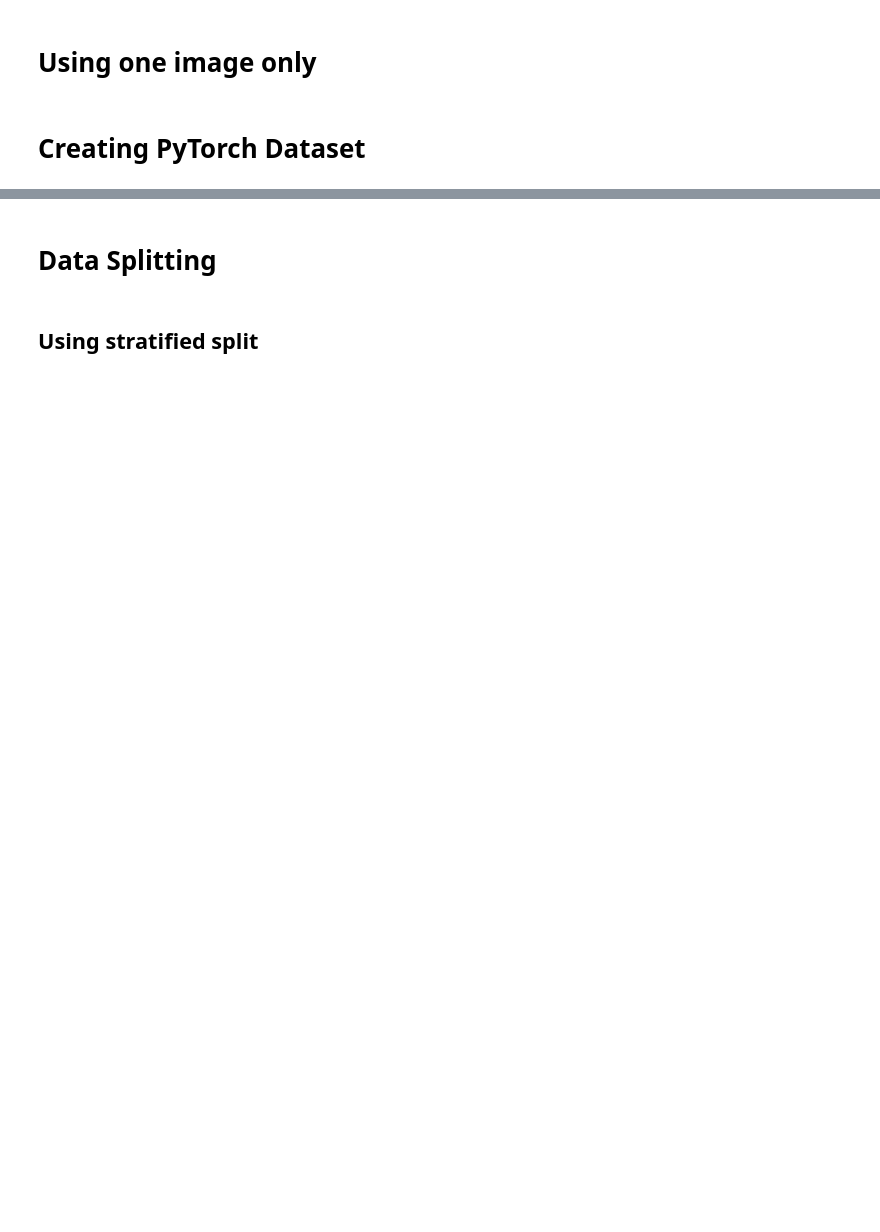
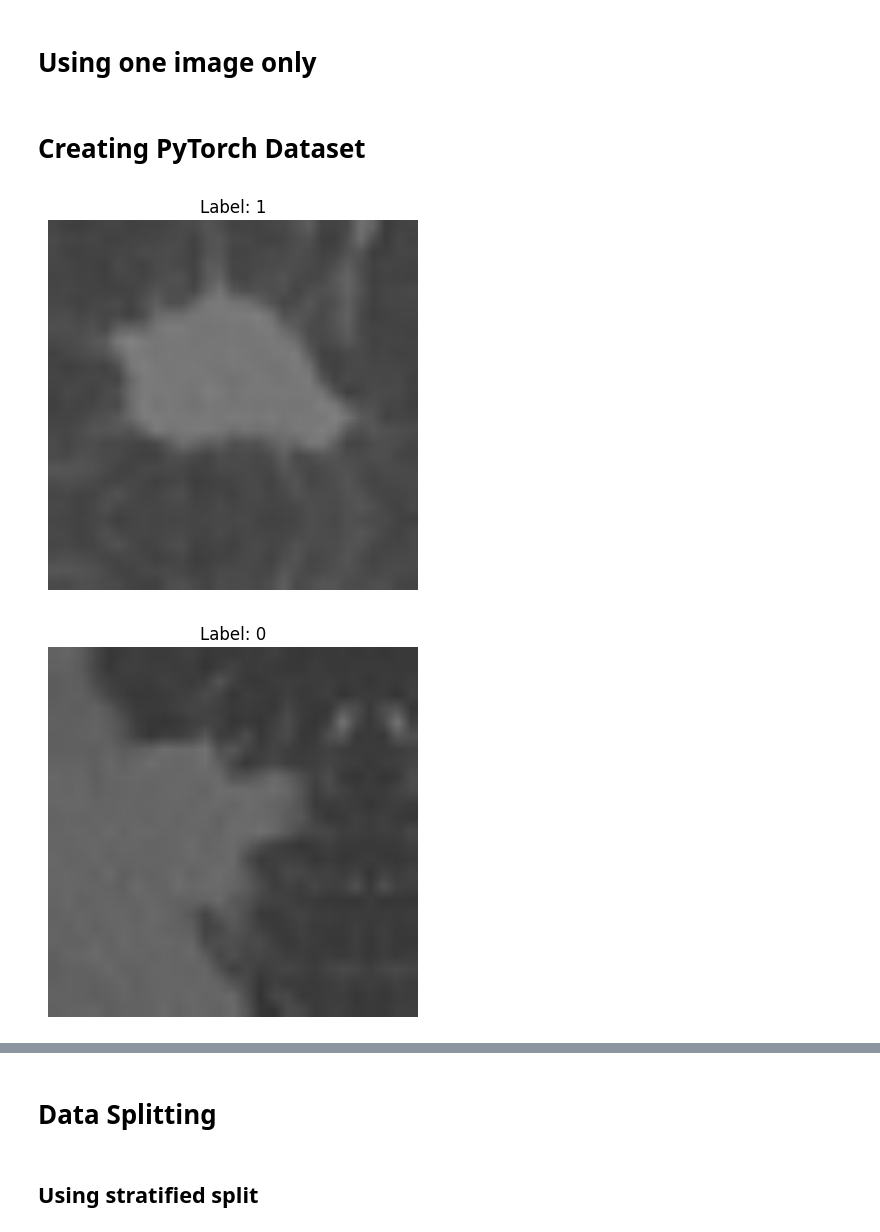
Before and after one commit to vbabua/Tumor-Classifier-Using-CNN, a Jupyter notebook: Tumor_Mutational_Status.ipynb, the cells around one changed output, grey strips where cells are left out. Drawn from its saved outputs; the diff is of its cells as text; code cells hidden in the pictures; blank space fills up the shorter version.

```diff
--- a/Tumor_Mutational_Status.ipynb
+++ b/Tumor_Mutational_Status.ipynb
@@ -252,16 +265,19 @@ class TumorDataset(torch.utils.data.Dataset):
 # %%
 # Adjust transform (remove normalization)
 transform = transforms.Compose([
     transforms.Resize((128, 128)),
     transforms.ToTensor()
 ])
 
 dataset = TumorDataset(image_data_path, labels_df, transform=transform)
-
+num_samples_to_display = 5
 # Visualize without denormalization
 for i in range(num_samples_to_display):
     image, label, _ = dataset[i]
     plt.imshow(image.permute(1, 2, 0).numpy())
     plt.title(f"Label: {label}")
     plt.axis('off')
     plt.show()
+# %% [output]
+[figure, added]
+[figure, added]
```
Also changed, not shown: parts of 17 cells of this notebook.
